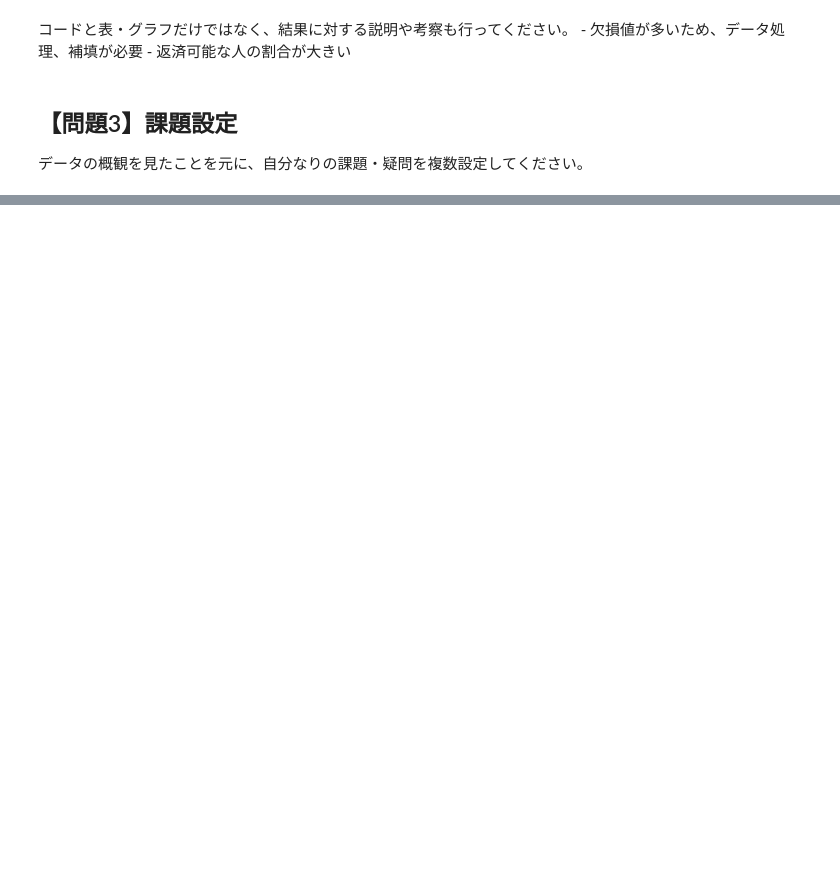
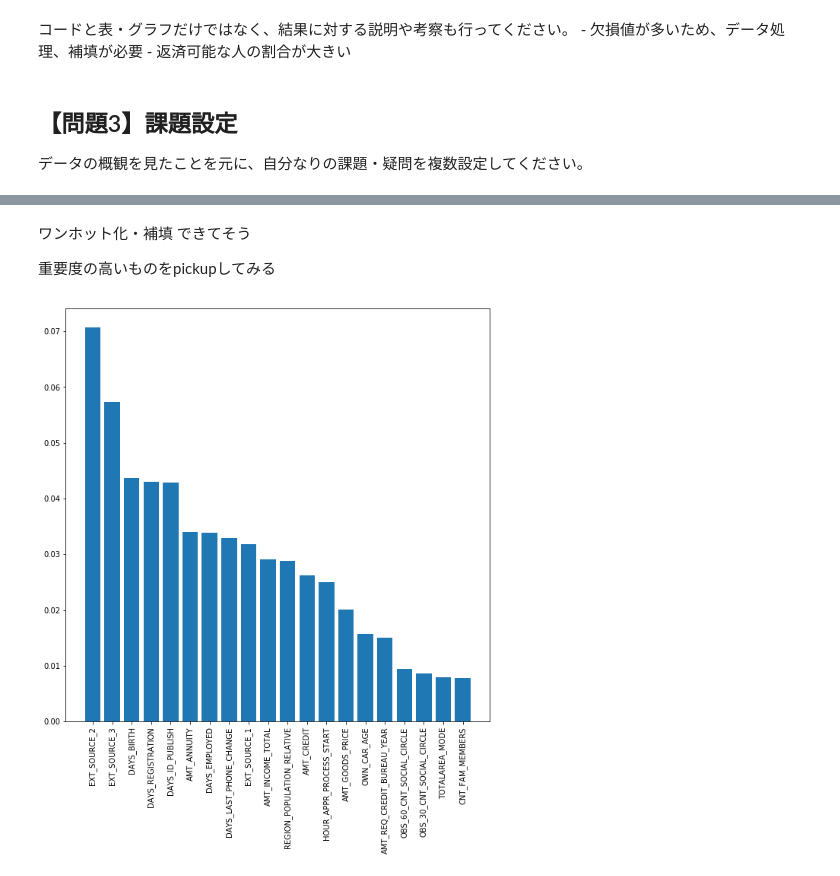
Before and after one commit to tai-fujio/diveintocode-ml, a Jupyter notebook: week3/week3-session.ipynb, the cells around one changed output, grey strips where cells are left out. Cells and saved outputs as stored; diff of their text form; code cells hidden in the pictures; blank space fills up the shorter version.

```diff
--- a/week3/week3-session.ipynb
+++ b/week3/week3-session.ipynb
@@ -220,0 +188,8 @@ sns.heatmap(
+# %%
+# 文字列をワンホット化
+df_train = pd.get_dummies(df_train)
+
+#  欠損を中央値で埋める
+df_train = df_train.fillna(df_train.median())
+
+df_train.head()
@@ -220,0 +224,39 @@ sns.heatmap(
+# %% [markdown]
+ワンホット化・補填 できてそう
+
+重要度の高いものをpickupしてみる
+# %%
+from sklearn.ensemble import RandomForestRegressor
+
+# 説明変数
+X = df_train.drop(['SK_ID_CURR', 'TARGET'], axis = 1)
+
+# 目的変数
+y = df_train['TARGET']
+
+
+# インスタンス作成
+regr = RandomForestRegressor(n_estimators = 10)
+
+# 学習
+regr = regr.fit(X, y)
+
+# 重要度取得
+feature_importance = regr.feature_importances_
+
+# 重要度格納用
+ser_feature_importance = pd.Series([])
+
+for i, key in enumerate(X):
+    ser_feature_importance[key] = feature_importance[i]
+# %%
+# 重要度上位20
+high_importance = ser_feature_importance.sort_values(ascending = False)[:20]
+
+# 可視化
+plt.figure(figsize=(10,10))
+plt.bar(high_importance.index, high_importance.values)
+plt.xticks(high_importance.index, rotation=90)
+plt.show()
+# %% [output]
+[figure, added]
```
Also changed, not shown: parts of 16 cells of this notebook.
